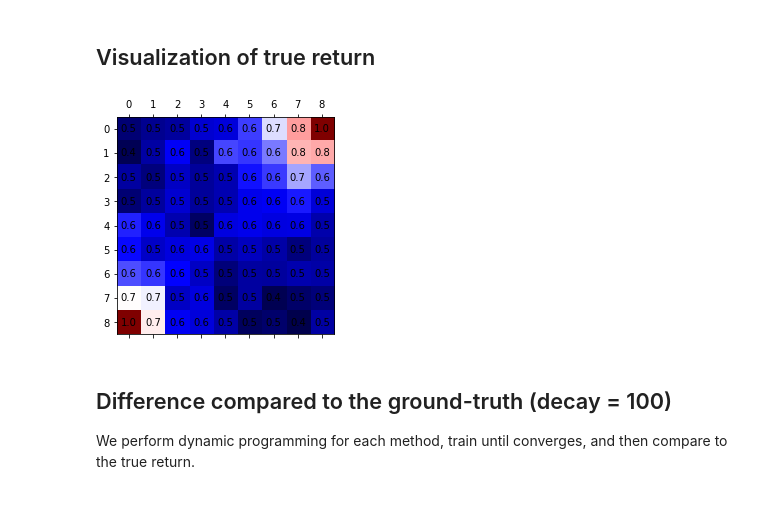
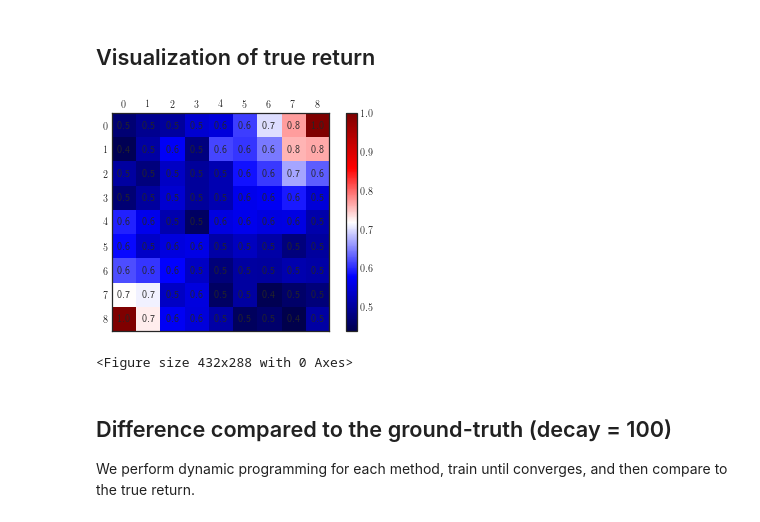
Before and after one commit to dkkim93/dynamic-programming-marl, a Jupyter notebook: notebook/Policy Evaluation in Multiagent Settings.ipynb, the cells around one changed output. Drawn from its saved outputs; the diff is of its cells as text; code cells hidden in the pictures.

```diff
--- a/notebook/Policy Evaluation in Multiagent Settings.ipynb
+++ b/notebook/Policy Evaluation in Multiagent Settings.ipynb
@@ -56,11 +56,24 @@ sys.path.append(os.path.dirname(os.path.abspath('')))
 import numpy as np
 from misc.vis import vis
 
-# Read true return (montecarlo) data
-true_return = np.load("../data/montecarlo_100.npy")
-vis(true_return)
+# Setup seaborn
+import matplotlib.pyplot as plt
+import seaborn as sns
+import pylab as plot
+sns.set_style("whitegrid")
+plt.rc('text', usetex=True)
+plt.rc('font', family='serif')
+params = {'legend.fontsize': 14}
+plot.rcParams.update(params)
-# %% [output]
-[figure, removed]
+# %%
+# Read true return (montecarlo) data
+true_return = np.load("../data/montecarlo_100.npy")
+sns.set_style("white")
+vis(true_return)
+plt.savefig("decay_100_gt.png", bbox_inches="tight")
+# %% [output]
+[figure, added]
+<Figure size 432x288 with 0 Axes>
 # %% [markdown]
 ## Difference compared to the ground-truth (decay = 100)
 We perform dynamic programming for each method, train until converges, and then compare to the true return.
```
Also changed, not shown: parts of 4 cells of this notebook.
